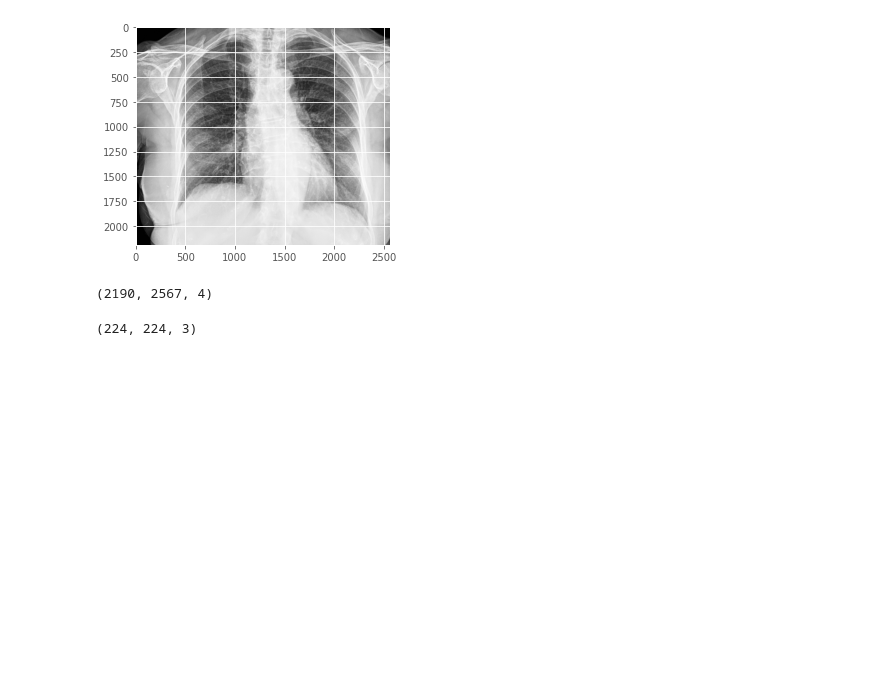
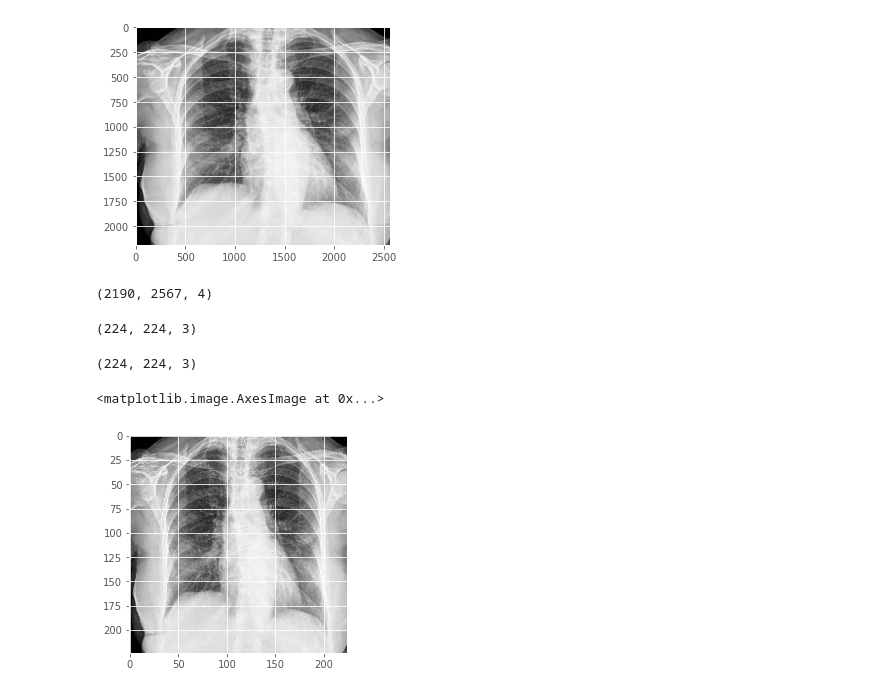
Before and after one commit to MPdeM/imaging_diagnosis, a Jupyter notebook: BuildModel.ipynb, the cells around one changed output. Drawn from its saved outputs; the diff is of its cells as text; code cells hidden in the pictures; blank space fills up the shorter version.

```diff
--- a/BuildModel.ipynb
+++ b/BuildModel.ipynb
@@ -482,5 +482,7 @@ image.shape
 # %%
 # Convert the image to a NumPy array and scale intensities
 
-data= image = img_to_array(im)
-image.shape
+data= np.array(image)/255.0
+data.shape
+# %% [output]
+(224, 224, 3)
@@ -500,2 +489,7 @@ plt.imshow(img.reshape(28, 28), cmap=plt.cm.Greys)
+# %%
+plt.imshow(data)
+# %% [output]
+<matplotlib.image.AxesImage at 0x...>
+[figure, added]
 # %%
 # Make predictions
```
Also changed, not shown: parts of 4 cells of this notebook.
